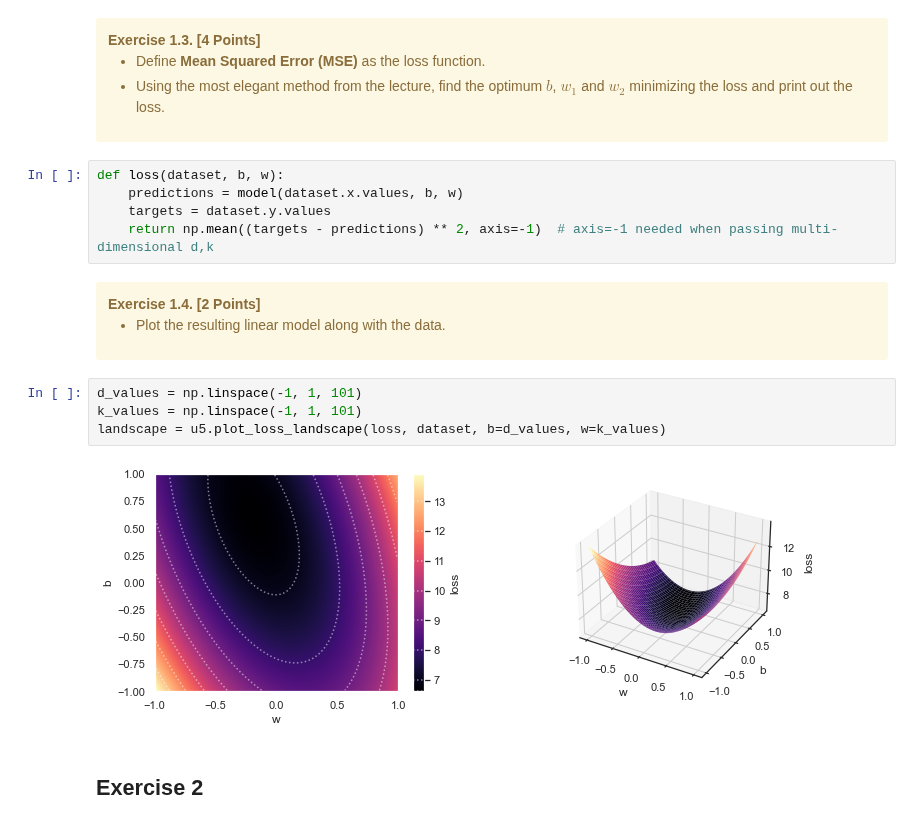
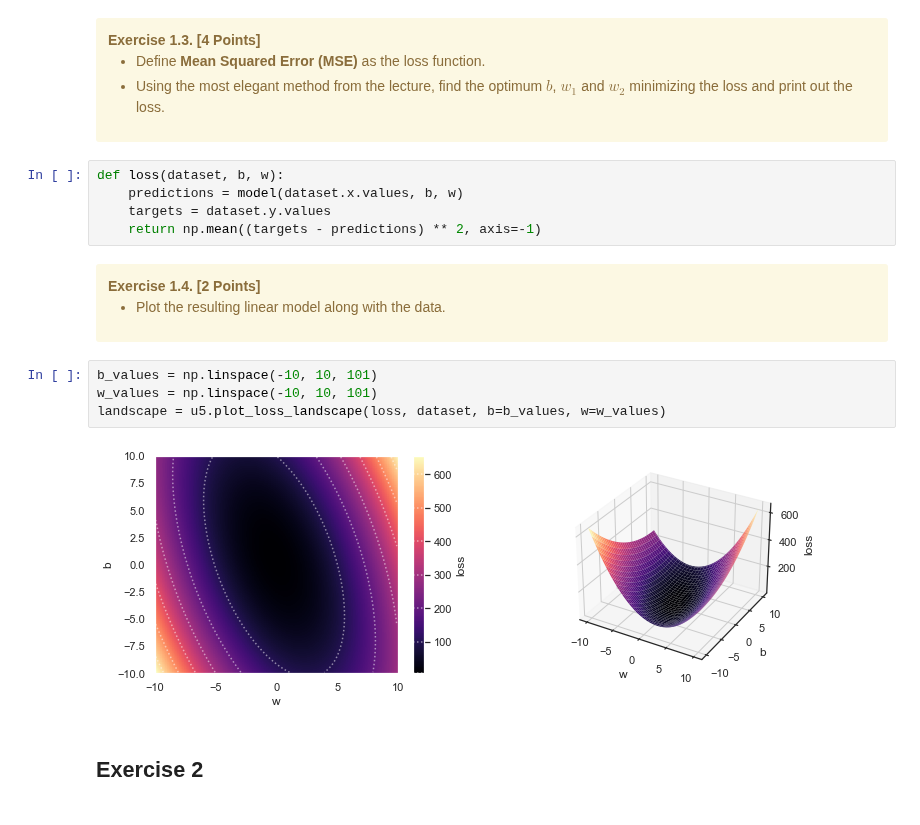
Before and after one commit to qtakmalay/JupyterProjects, a Jupyter notebook: U5/U5_Assignment.ipynb, the cells around one changed output. Cells and saved outputs as stored; diff of their text form.

```diff
--- a/U5/U5_Assignment.ipynb
+++ b/U5/U5_Assignment.ipynb
@@ -97,7 +97,7 @@ def model(x, b, w):
 def loss(dataset, b, w):
     predictions = model(dataset.x.values, b, w)
     targets = dataset.y.values
-    return np.mean((targets - predictions) ** 2, axis=-1)  # axis=-1 needed when passing multi-dimensional d,k
+    return np.mean((targets - predictions) ** 2, axis=-1)
 # %% [markdown]
 <div class="alert alert-warning">
     <b>Exercise 1.4. [2 Points]</b>
@@ -106,11 +106,11 @@ def loss(dataset, b, w):
     </ul>
 </div>
 # %%
-d_values = np.linspace(-1, 1, 101)
-k_values = np.linspace(-1, 1, 101)
-landscape = u5.plot_loss_landscape(loss, dataset, b=d_values, w=k_values)
+b_values = np.linspace(-10, 10, 101)
+w_values = np.linspace(-10, 10, 101)
+landscape = u5.plot_loss_landscape(loss, dataset, b=b_values, w=w_values)
 # %% [output]
-[figure, old version]
+[figure, new version]
 # %% [markdown]
 <h2>Exercise 2</h2>
 # %% [markdown]
```
Also changed, not shown: parts of 16 cells of this notebook.
